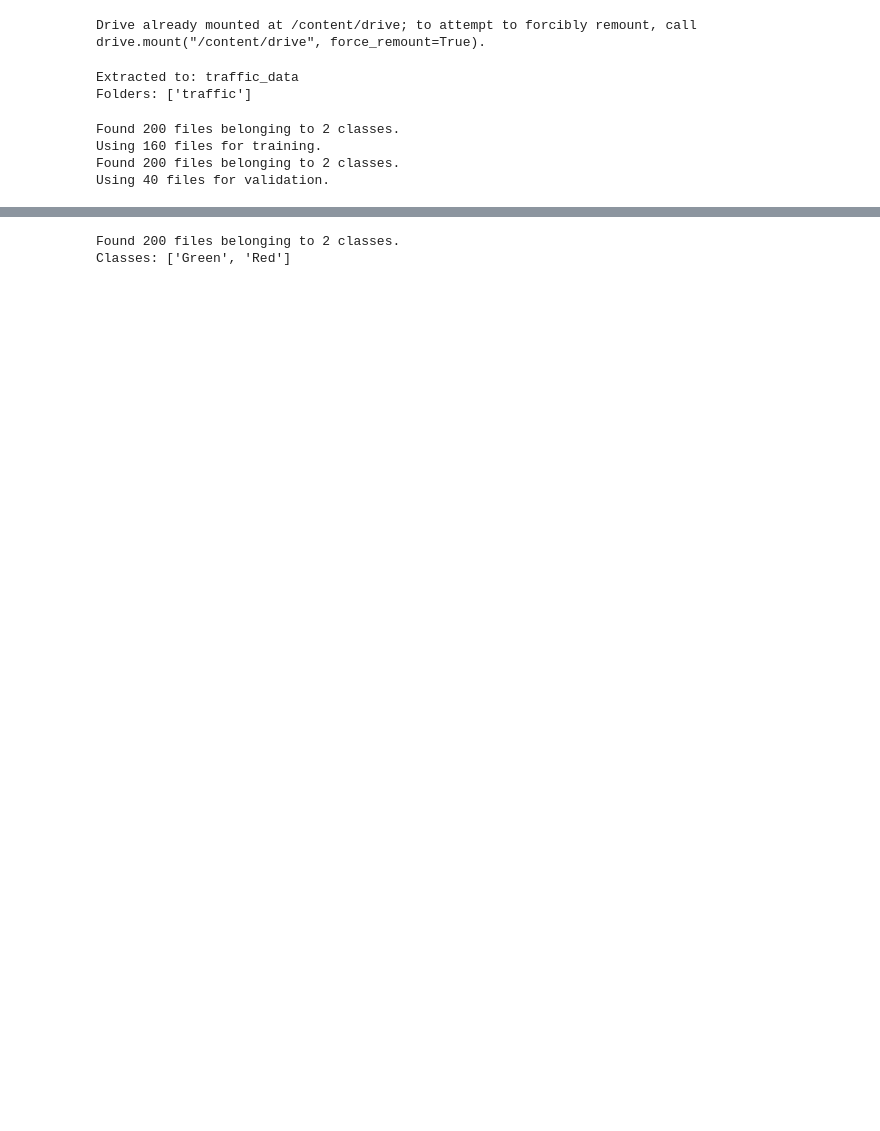
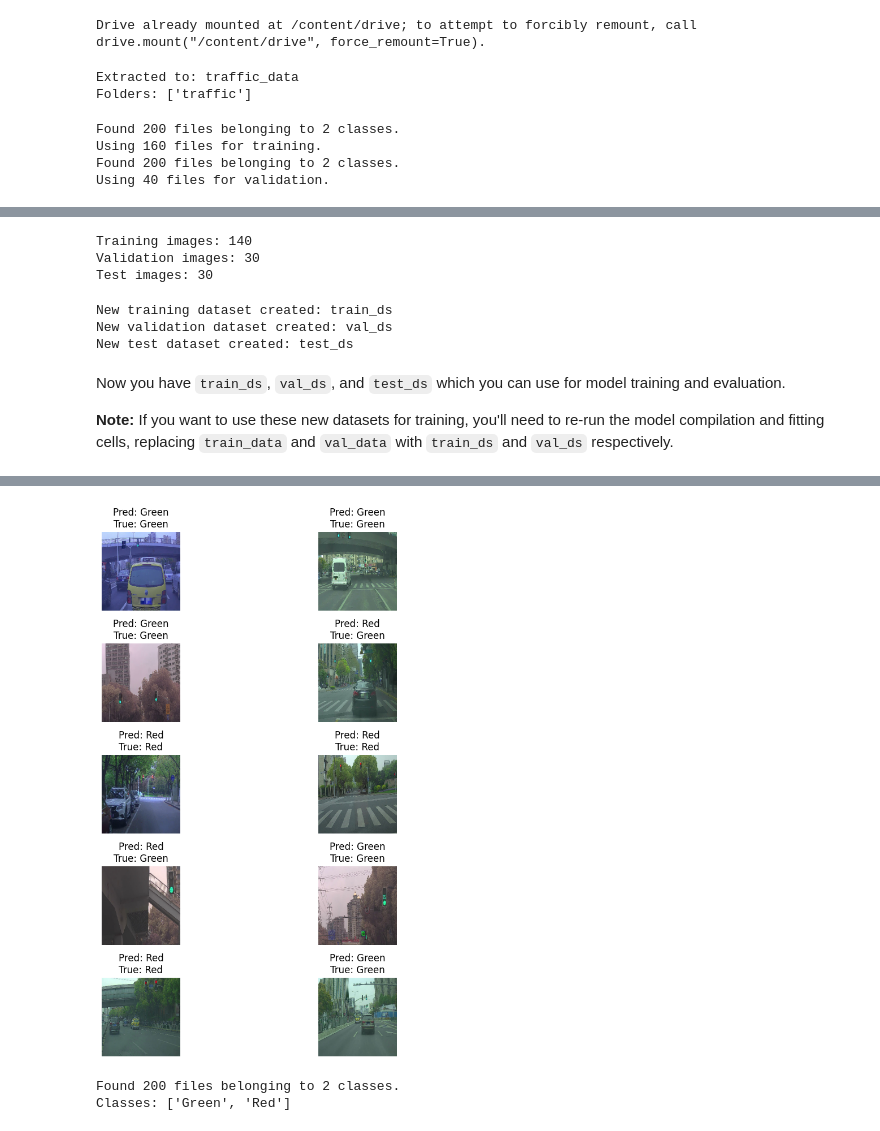
Before and after one commit to ivan-block/Traffic-signs-classification, a Jupyter notebook: traffic.ipynb, the cells around one changed output, grey strips where cells are left out. Saved outputs shown, nothing was run; the diff lists cells and outputs as text; code cells hidden in the pictures; blank space fills up the shorter version.

Commit message:
Adding test data to the training and validation data

```diff
--- a/traffic.ipynb
+++ b/traffic.ipynb
@@ -57,0 +83,75 @@ val_data = val_data.map(lambda x, y: (x / 255.0, y))
+# %%
+# First, split into training and a temporary set (validation + test)
+train_paths, temp_paths, train_labels, temp_labels = train_test_split(
+    all_image_paths, all_image_labels, test_size=0.3, random_state=42, stratify=all_image_labels
+)
+
+# Then, split the temporary set into validation and test sets
+val_paths, test_paths, val_labels, test_labels = train_test_split(
+    temp_paths, temp_labels, test_size=0.5, random_state=42, stratify=temp_labels
+)
+
+print(f"Training images: {len(train_paths)}")
+print(f"Validation images: {len(val_paths)}")
+print(f"Test images: {len(test_paths)}")
+# %% [output]
+Training images: 140
+Validation images: 30
+Test images: 30
+# %%
+# Helper function to load and preprocess images for the tf.data.Dataset
+def preprocess_image(image_path, label):
+    img = tf.io.read_file(image_path)
+    img = tf.image.decode_jpeg(img, channels=3)
+    img = tf.image.resize(img, img_size)
+    img = img / 255.0 # Normalize pixel values
+    return img, label
+
+# Create tf.data.Dataset objects
+AUTOTUNE = tf.data.AUTOTUNE
+
+train_ds = tf.data.Dataset.from_tensor_slices((train_paths, train_labels))
+train_ds = train_ds.map(preprocess_image, num_parallel_calls=AUTOTUNE)
+train_ds = train_ds.shuffle(buffer_size=1000).batch(batch_size).prefetch(buffer_size=AUTOTUNE)
+
+val_ds = tf.data.Dataset.from_tensor_slices((val_paths, val_labels))
+val_ds = val_ds.map(preprocess_image, num_parallel_calls=AUTOTUNE)
+val_ds = val_ds.batch(batch_size).prefetch(buffer_size=AUTOTUNE)
+
+test_ds = tf.data.Dataset.from_tensor_slices((test_paths, test_labels))
+test_ds = test_ds.map(preprocess_image, num_parallel_calls=AUTOTUNE)
+test_ds = test_ds.batch(batch_size).prefetch(buffer_size=AUTOTUNE)
+
+print("New training dataset created: train_ds")
+print("New validation dataset created: val_ds")
+print("New test dataset created: test_ds")
+# %% [output]
+New training dataset created: train_ds
+New validation dataset created: val_ds
+New test dataset created: test_ds
+# %% [markdown]
+Now you have `train_ds`, `val_ds`, and `test_ds` which you can use for model training and evaluation.
+
+**Note:** If you want to use these new datasets for training, you'll need to re-run the model compilation and fitting cells, replacing `train_data` and `val_data` with `train_ds` and `val_ds` respectively.
+# %%
+import matplotlib.pyplot as plt
+
+num_predictions_to_show = 10 # Display predictions for the first 10 images in the test set
+
+plt.figure(figsize=(10, 10))
+
+for i, (image_batch, label_batch) in enumerate(test_ds.take(1)):
+    predictions = model.predict(image_batch)
+
+    for j in range(num_predictions_to_show):
+        predicted_label = "Red" if predictions[j] > 0.5 else "Green"
+        true_label = class_names[label_batch[j].numpy()]
+
+        plt.subplot(5, 2, j + 1)
+        plt.imshow(image_batch[j].numpy())
+        plt.title(f"Pred: {predicted_label}\nTrue: {true_label}")
+        plt.axis("off")
+
+plt.tight_layout()
+plt.show()
+# %% [output]
@@ -58,3 +159,4 @@ val_data = val_data.map(lambda x, y: (x / 255.0, y))
+[figure, added]
 # %%
 traffic = tf.keras.preprocessing.image_dataset_from_directory(
     'traffic_data/traffic',
```
Also changed, not shown: parts of 15 cells of this notebook.
